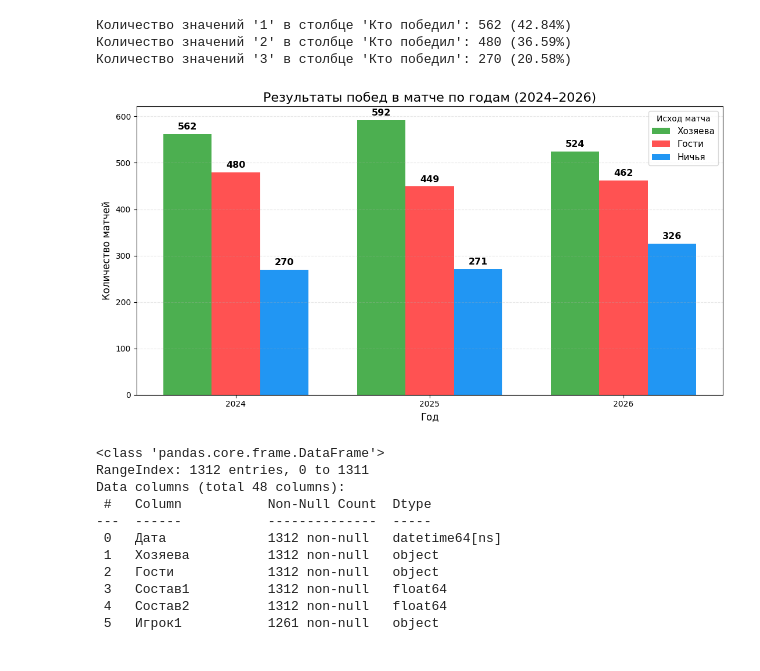
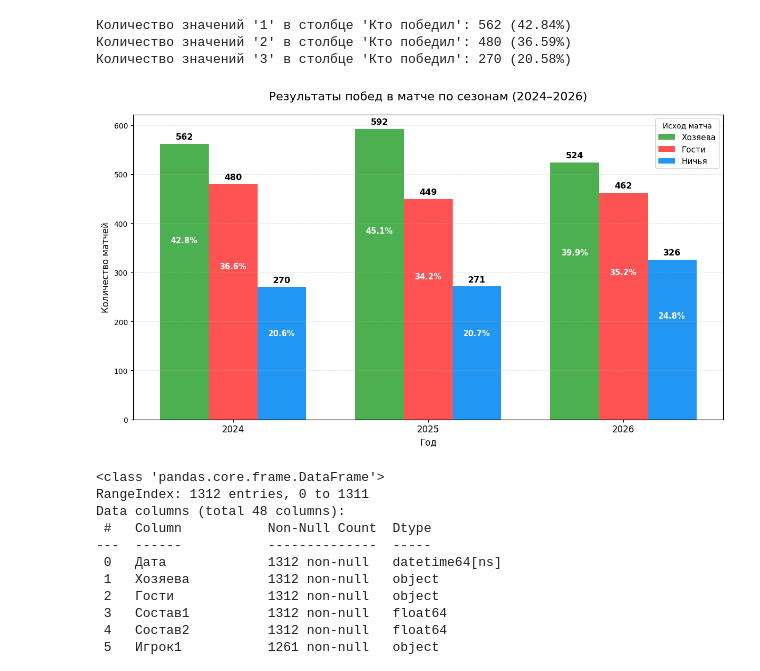
Before and after one commit to balon14/hockey, a Jupyter notebook: nhl_v2.ipynb, the cells around one changed output. Saved outputs shown, nothing was run; the diff lists cells and outputs as text; code cells hidden in the pictures.

```diff
--- a/nhl_v2.ipynb
+++ b/nhl_v2.ipynb
@@ -256,57 +256,63 @@ for value, count in value_counts.items():
 Количество значений '2' в столбце 'Кто победил': 480 (36.59%)
 Количество значений '3' в столбце 'Кто победил': 270 (20.58%)
 # %%
-# Добавляем колонку с годом в каждый датасет
 df24['Год'] = 2024
 df25['Год'] = 2025
 df26['Год'] = 2026
-
-# Объединяем все три датасета
 df = pd.concat([df24, df25, df26], ignore_index=True)
 
-
-# Подготовка данных
 data = df.groupby(['Год', 'Кто победил']).size().unstack(fill_value=0)
 
-# Порядок и подписи
 order = [1, 2, 3]
 labels = ['Хозяева', 'Гости', 'Ничья']
 years = [2024, 2025, 2026]
 
 data = data.reindex(index=years, columns=order).fillna(0)
 
 # === График ===
 x = np.arange(len(years))
 width = 0.25
 
-plt.figure(figsize=(11, 6))
+plt.figure(figsize=(12, 7))
 
 colors = ['#4CAF50', '#FF5252', '#2196F3']
 
 for i, (result, color) in enumerate(zip(order, colors)):
     plt.bar(x + (i-1)*width, data[result], width=width,
             label=labels[i], color=color)
 
-plt.title('Результаты побед в матче по годам (2024–2026)', fontsize=16)
+plt.title('Результаты побед в матче по сезонам (2024–2026)', fontsize=16, pad=20)
 plt.xlabel('Год', fontsize=12)
 plt.ylabel('Количество матчей', fontsize=12)
-plt.xticks(x, years)
+plt.xticks(x, years, fontsize=12)
 plt.legend(title='Исход матча', fontsize=11)
 
-# Точные цифры над каждым столбцом
+# === Проценты внутри столбцов + количество сверху ===
+total_per_year = data.sum(axis=1)
+
 for i, result in enumerate(order):
     for j in range(len(years)):
         height = data.iloc[j, i]
         if height > 0:
+            percentage = (height / total_per_year.iloc[j]) * 100
+
+            # Процент внутри столбца (ближе к верху)
+            plt.text(x[j] + (i-1)*width, height * 0.65,
+                     f'{percentage:.1f}%',
+                     ha='center', va='center',
+                     fontsize=10.5, fontweight='bold', color='white')
+
+            # Количество сверху столбца
             plt.text(x[j] + (i-1)*width, height + 6,
                      str(int(height)),
-                     ha='center', va='bottom', fontsize=11.5, fontweight='bold')
+                     ha='center', va='bottom',
+                     fontsize=11.5, fontweight='bold', color='black')
 
 plt.grid(axis='y', linestyle='--', alpha=0.3)
 plt.tight_layout()
 plt.show()
 # %% [output]
-[figure, old version]
+[figure, new version]
 # %%
 df26.info()
 # %% [output]
```
Also changed, not shown: parts of 7 cells of this notebook, 2 other files.
